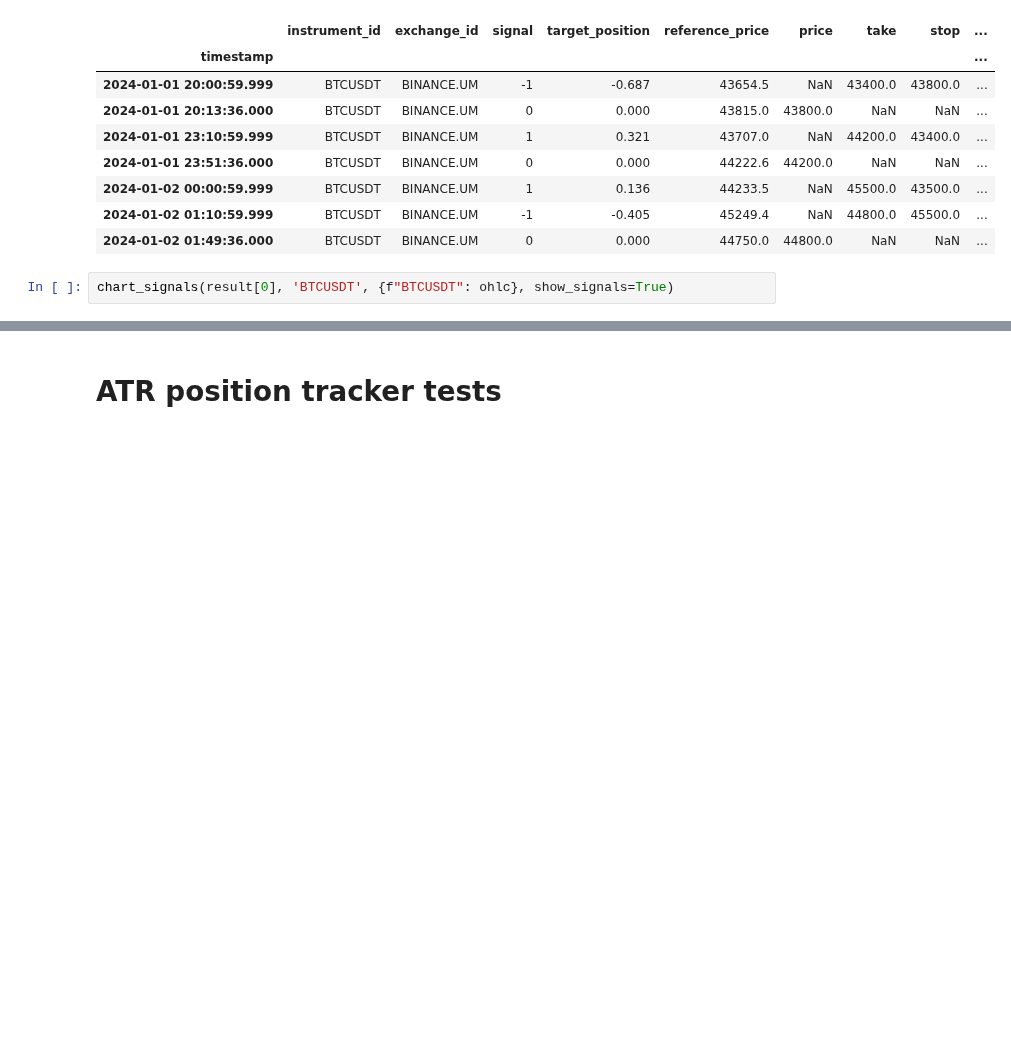
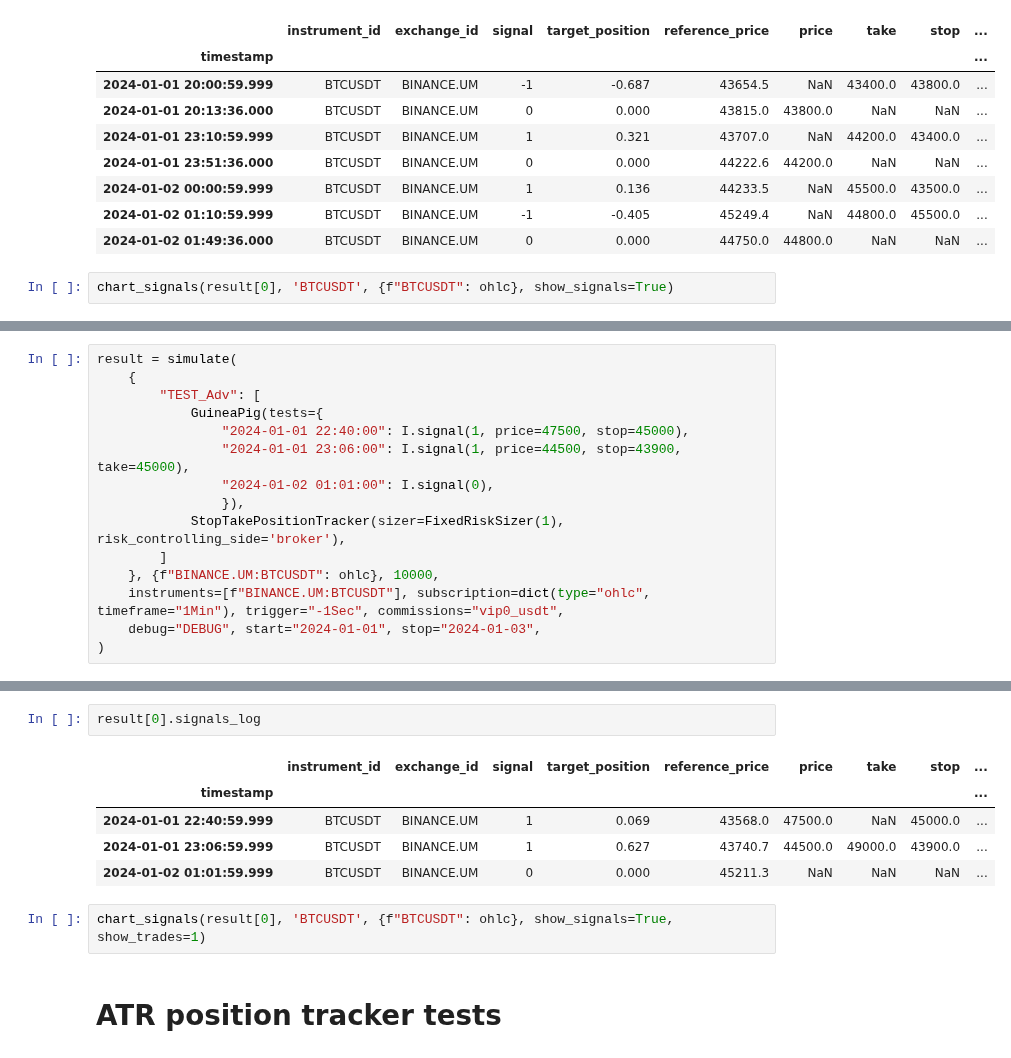
Before and after one commit to dmarienko/Qubx, a Jupyter notebook: experiments/8.0 Stop Orders Simulation.ipynb, the cells around one changed output, grey strips where cells are left out. Saved outputs shown, nothing was run; the diff lists cells and outputs as text; blank space fills up the shorter version.

```diff
--- a/experiments/8.0 Stop Orders Simulation.ipynb
+++ b/experiments/8.0 Stop Orders Simulation.ipynb
@@ -167,0 +136,15 @@ ohlc
+# %%
+result = simulate(
+    {
+        "TEST_Adv": [
+            GuineaPig(tests={
+                "2024-01-01 22:40:00": I.signal(1, price=47500, stop=45000),
+                "2024-01-01 23:06:00": I.signal(1, price=44500, stop=43900, take=45000),
+                "2024-01-02 01:01:00": I.signal(0),
+                }),
+            StopTakePositionTracker(sizer=FixedRiskSizer(1), risk_controlling_side='broker'),
+        ]
+    }, {f"BINANCE.UM:BTCUSDT": ohlc}, 10000,
+    instruments=[f"BINANCE.UM:BTCUSDT"], subscription=dict(type="ohlc", timeframe="1Min"), trigger="-1Sec", commissions="vip0_usdt",
+    debug="DEBUG", start="2024-01-01", stop="2024-01-03",
+)
@@ -168,3 +179,13 @@ ohlc
+# %%
+result[0].signals_log
+# %% [output]
+|  | instrument_id | exchange_id | signal | target_position | reference_price | price | take | stop | ... |
+| timestamp |  |  |  |  |  |  |  |  | ... |
+| 2024-01-01 22:40:59.999 | BTCUSDT | BINANCE.UM | 1 | 0.069 | 43568.0 | 47500.0 | NaN | 45000.0 | ... |
+| 2024-01-01 23:06:59.999 | BTCUSDT | BINANCE.UM | 1 | 0.627 | 43740.7 | 44500.0 | 49000.0 | 43900.0 | ... |
+| 2024-01-02 01:01:59.999 | BTCUSDT | BINANCE.UM | 0 | 0.000 | 45211.3 | NaN | NaN | NaN | ... |
+# %%
+chart_signals(result[0], 'BTCUSDT', {f"BTCUSDT": ohlc}, show_signals=True, show_trades=1)
 # %% [markdown]
 # ATR position tracker tests
 # %%
```
Also changed, not shown: parts of 6 cells of this notebook, 1 other file.
